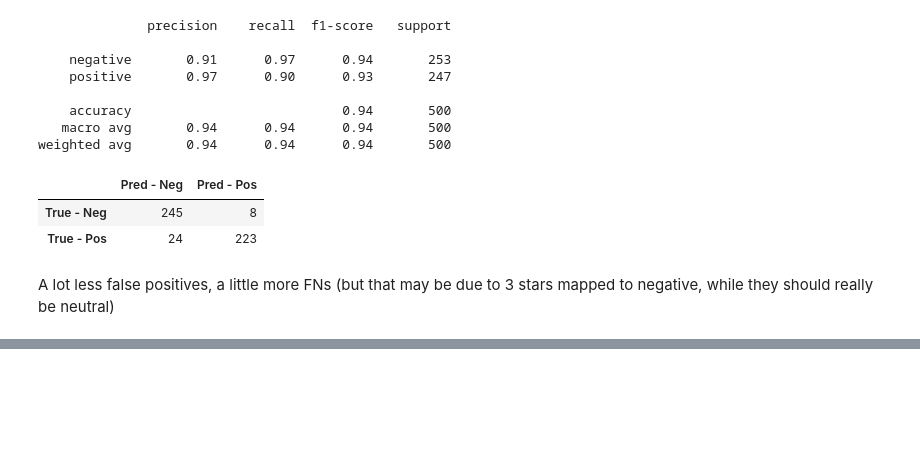
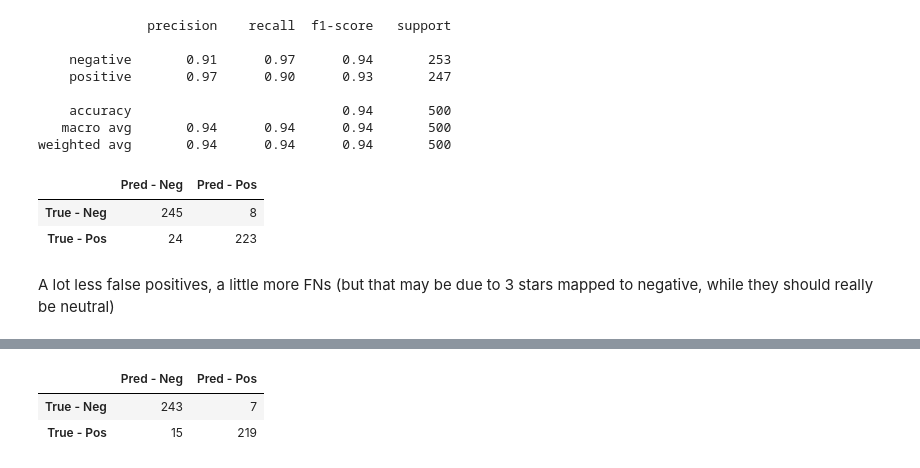
Before and after one commit to kristofrabay/GenerativeAI_experiments, a Jupyter notebook: nbs/classification_benchmarks.ipynb, the cells around one changed output, grey strips where cells are left out. Saved outputs shown, nothing was run; the diff lists cells and outputs as text; code cells hidden in the pictures; blank space fills up the shorter version.

```diff
--- a/nbs/classification_benchmarks.ipynb
+++ b/nbs/classification_benchmarks.ipynb
@@ -163,0 +246,2 @@ A lot less false positives, a little more FNs (but that may be due to 3 stars ma
+# %%
+GPT_unprompted_results = GPT_unprompted_results[GPT_unprompted_results['label'].isin(['positive', 'negative'])]
@@ -163,0 +259,8 @@ A lot less false positives, a little more FNs (but that may be due to 3 stars ma
+# %%
+pd.DataFrame(confusion_matrix(GPT_unprompted_results['sentiment'], GPT_unprompted_results['label'], labels = ['negative', 'positive']),
+             columns = ['Pred - Neg', 'Pred - Pos'],
+             index=['True - Neg', 'True - Pos'])
+# %% [output]
+|  | Pred - Neg | Pred - Pos |
+| True - Neg | 243 | 7 |
+| True - Pos | 15 | 219 |
```
Also changed, not shown: parts of 13 cells of this notebook.
